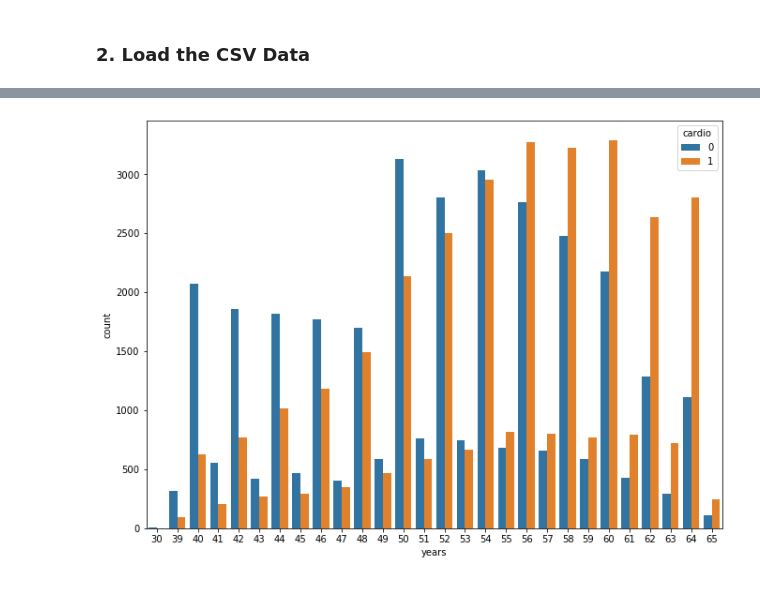
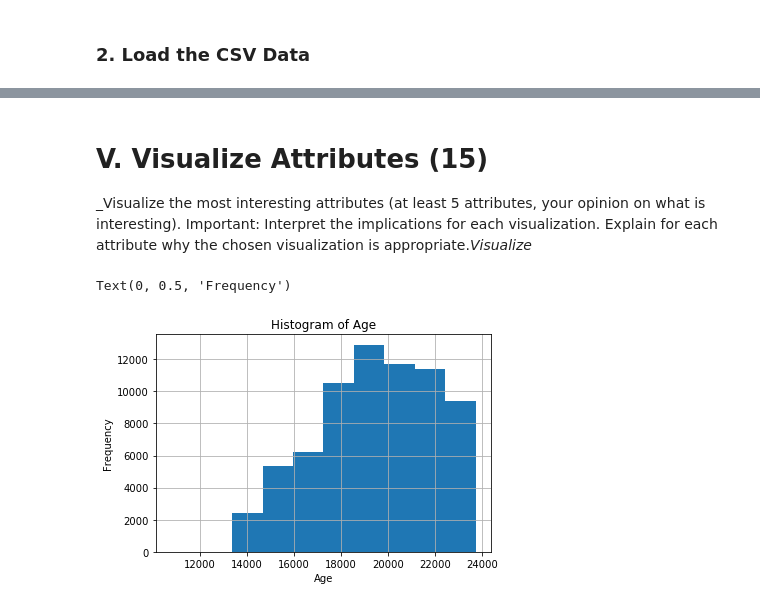
Before and after one commit to RobinsonCW/CardiovascularDiseaseClassification, a Jupyter notebook: src/exploratory_data_analysis/chance/python/Exploratory_Data_Analysis.ipynb, the cells around one changed output, grey strips where cells are left out. Saved outputs shown, nothing was run; the diff lists cells and outputs as text; code cells hidden in the pictures.

```diff
--- a/src/exploratory_data_analysis/chance/python/Exploratory_Data_Analysis.ipynb
+++ b/src/exploratory_data_analysis/chance/python/Exploratory_Data_Analysis.ipynb
@@ -72,9 +149,19 @@ df.describe()
+# %% [markdown]
+# V. Visualize Attributes (15)
+
+_Visualize the most interesting attributes (at least 5 attributes, your opinion on what is interesting). Important: Interpret the implications for each visualization. Explain for each attribute why the chosen visualization is appropriate._Visualize_
 # %%
 ### 6. Example Plot from Competition Kernel
 # %%
-from matplotlib import rcParams
-rcParams['figure.figsize'] = 11, 8
-df['years'] = (df['age'] / 365).round().astype('int')
-sns.countplot(x='years', hue='cardio', data = df);
+# from matplotlib import rcParams
+# rcParams['figure.figsize'] = 11, 8
+# df['years'] = (df['age'] / 365).round().astype('int')
+# sns.countplot(x='years', hue='cardio', data = df);
-# %% [output]
-[figure, removed]
+# %%
+df["age"].hist()
+plt.title("Histogram of Age")
+plt.xlabel("Age")
+plt.ylabel("Frequency")
+# %% [output]
+Text(0, 0.5, 'Frequency')
+[figure, added]
```
Also changed, not shown: parts of 62 cells of this notebook.
